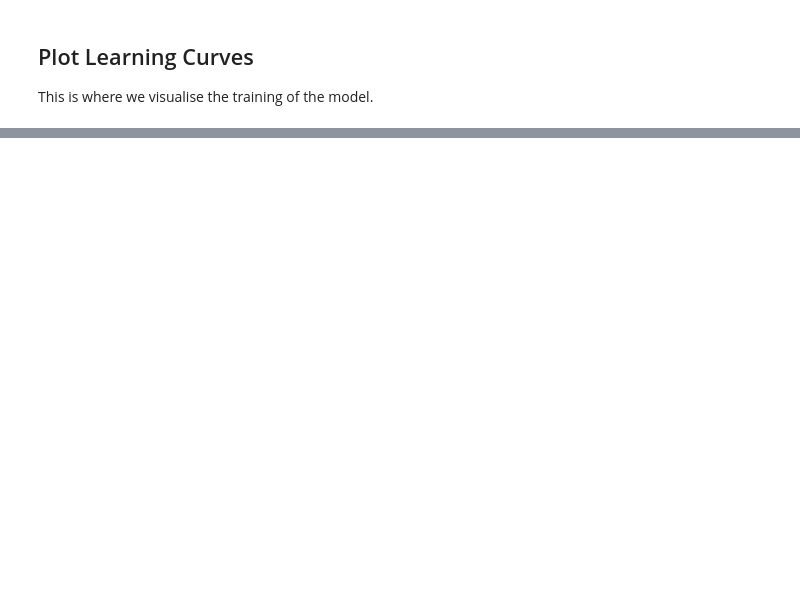
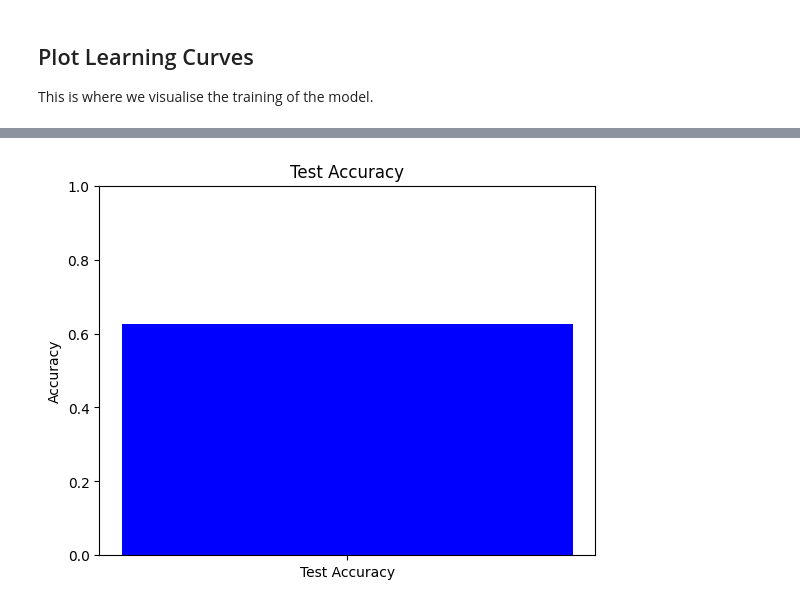
Before and after one commit to eecoubrough/Keras_Assignment, a Jupyter notebook: Part_3_binary.ipynb, the cells around one changed output, grey strips where cells are left out. Cells and saved outputs as stored; diff of their text form; code cells hidden in the pictures; blank space fills up the shorter version.

```diff
--- a/Part_3_binary.ipynb
+++ b/Part_3_binary.ipynb
@@ -226,0 +230,15 @@ plt.show()
+# %%
+
+# Evaluate the model on the test data to obtain the test accuracy
+test_loss, test_accuracy = model.evaluate(test_x, test_y)
+
+print(f'Test Loss: {test_loss}')
+print(f'Test Accuracy: {test_accuracy}')
+
+# Visualize the test accuracy (optional)
+plt.bar(['Test Accuracy'], [test_accuracy], color='blue')
+plt.title('Test Accuracy')
+plt.ylabel('Accuracy')
+plt.ylim(0, 1)
+plt.show()
+# %% [output]
@@ -227,3 +248,4 @@ plt.show()
+[figure, added]
 # %%
 from tabulate import tabulate
 
```
Also changed, not shown: parts of 9 cells of this notebook.
